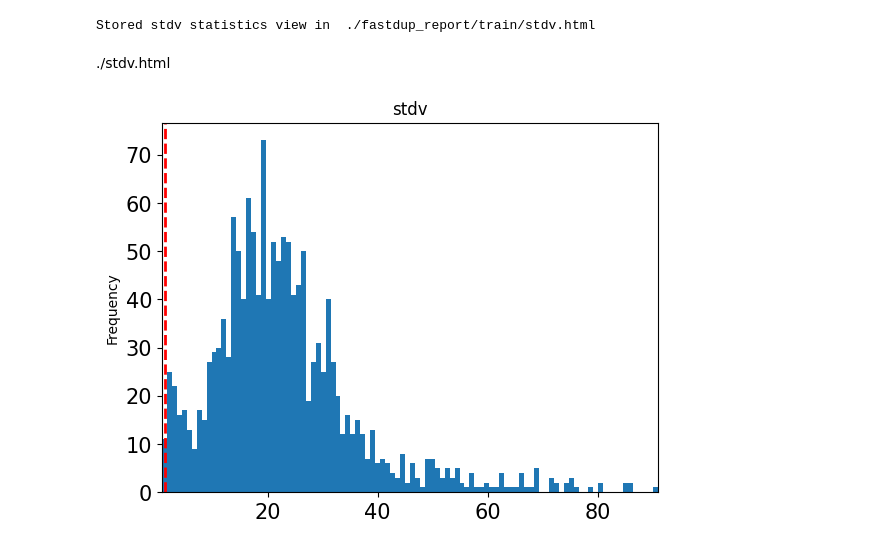
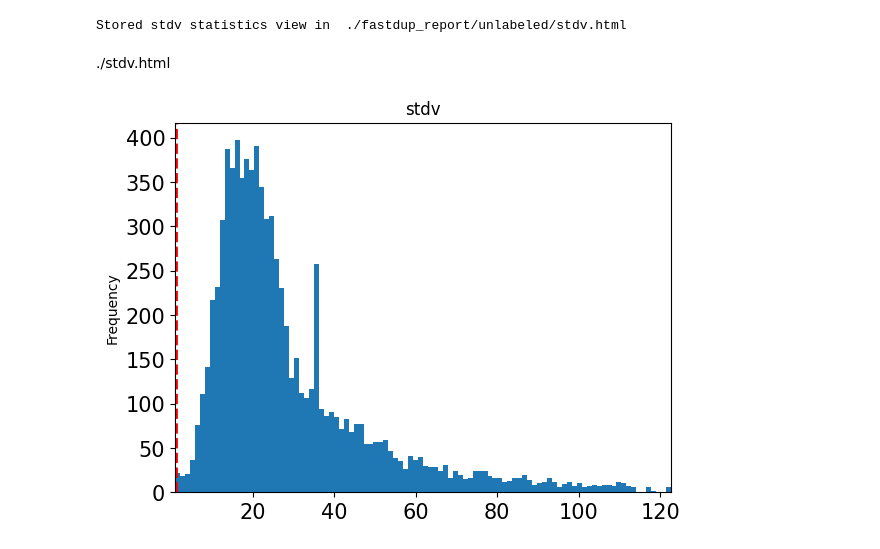
Before and after one commit to dnth/mafat-fastdup-blogpost, a Jupyter notebook: fastdup_unlabeled.ipynb, the cells around one changed output. Saved outputs shown, nothing was run; the diff lists cells and outputs as text; code cells hidden in the pictures.

```diff
--- a/fastdup_unlabeled.ipynb
+++ b/fastdup_unlabeled.ipynb
@@ -53,10 +53,10 @@ Stored mean statistics view in  ./fastdup_report/train/mean.html
 # %%
-fastdup.create_stats_gallery('./fastdup_report/unlabeled/atrain_stats.csv', save_path='./fastdup_report/train',max_width=400,metric='stdv',descending=False, num_images=5)
+fastdup.create_stats_gallery('./fastdup_report/unlabeled/atrain_stats.csv', save_path='./fastdup_report/unlabeled',max_width=400,metric='stdv',descending=False, num_images=5)
 HTML('./stdv.html')
 # %% [output]
-Stored stdv statistics view in  ./fastdup_report/train/stdv.html
+Stored stdv statistics view in  ./fastdup_report/unlabeled/stdv.html
 ./stdv.html
-[figure, old version]
+[figure, new version]
 # %%
 fastdup.create_outliers_gallery(outliers_file='./fastdup_report/unlabeled/outliers.csv',
                                 save_path='./fastdup_report/unlabeled/',
```
Also changed, not shown: parts of 5 cells of this notebook.
